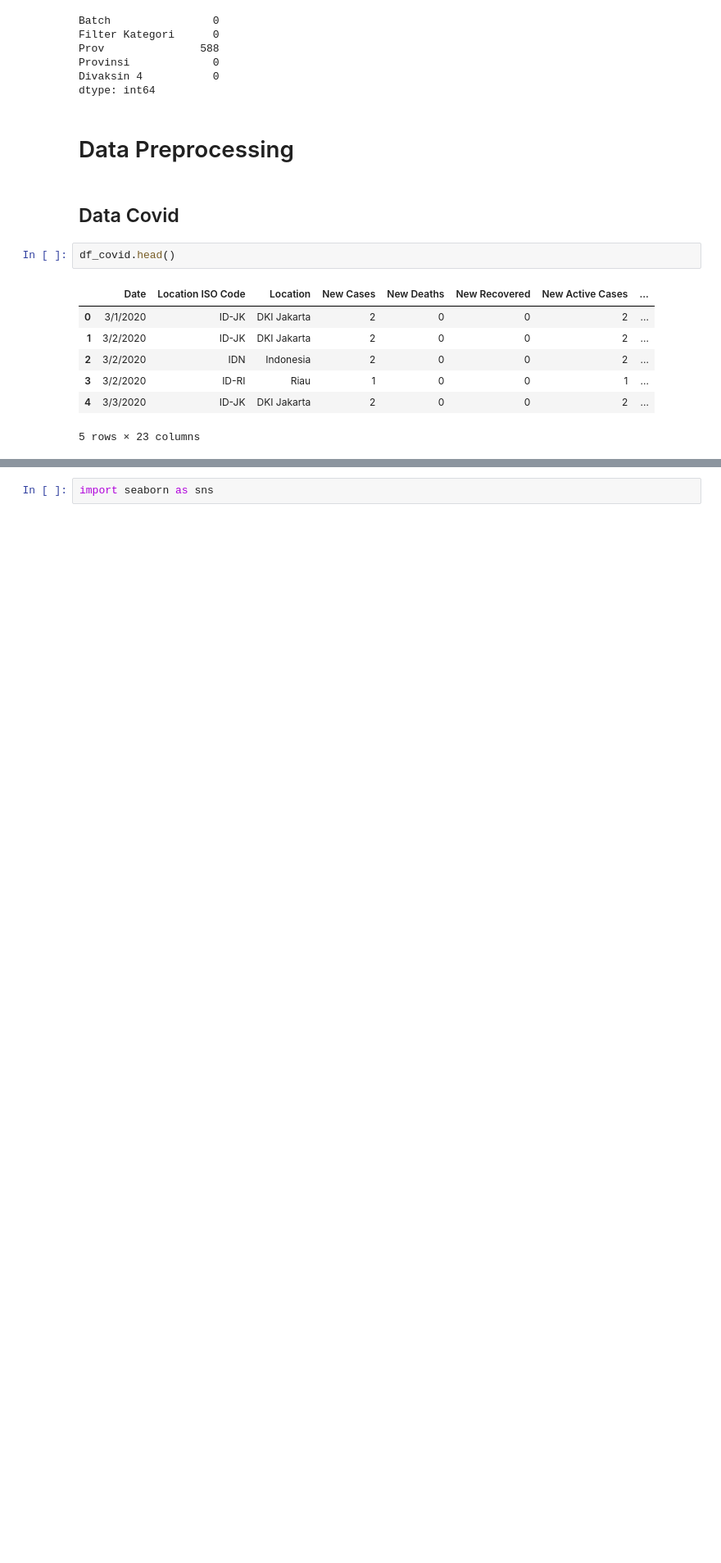
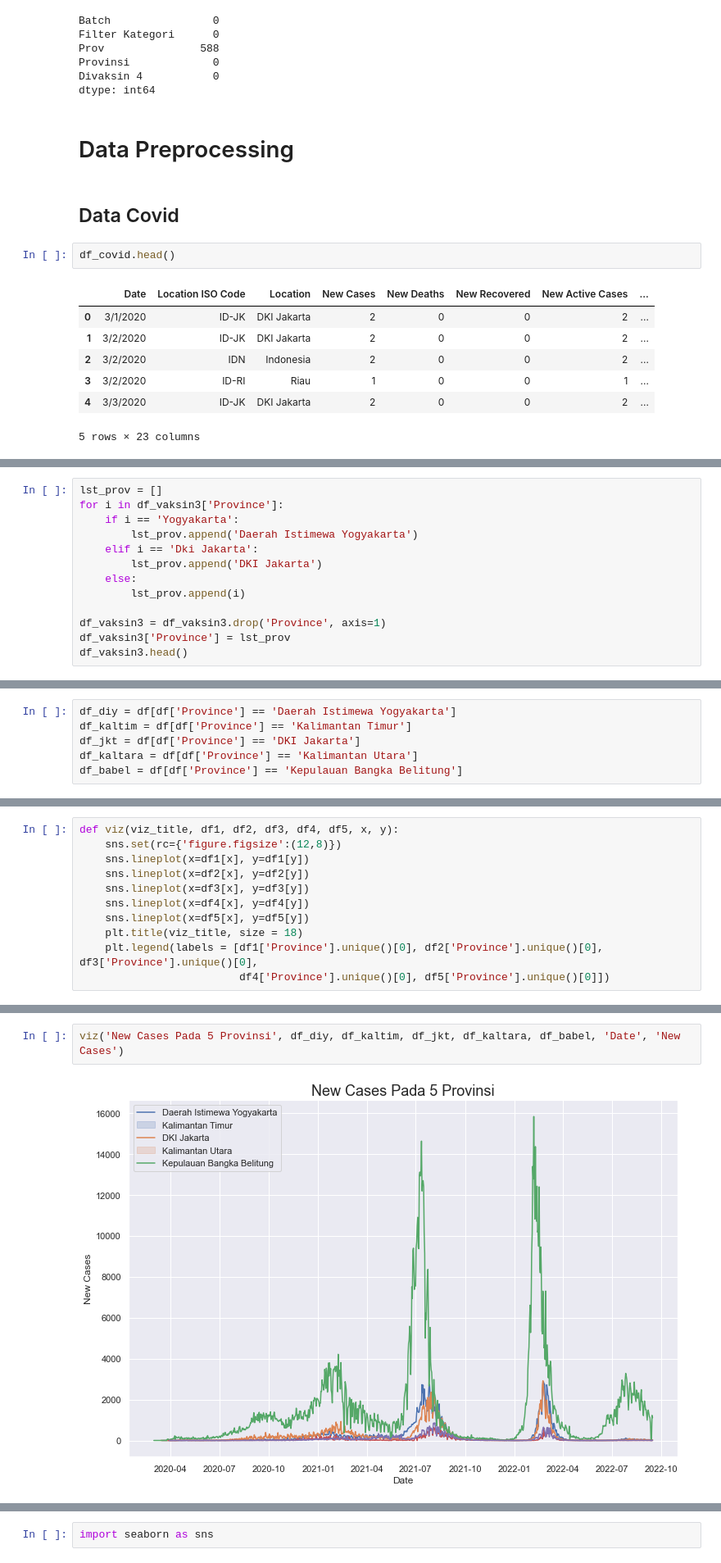
Before and after one commit to rahilaode/Vaccination-and-Mortality-Rate-Speed-of-Covid-19-in-2022, a Jupyter notebook: Pengaruh antara Vaksinasi dengan Angka Kematian Covid-19 pada Lima Provinsi di Indonesia Tahun 2021.ipynb, the cells around one changed output, grey strips where cells are left out. Shown at 82% size. Saved outputs shown, nothing was run; the diff lists cells and outputs as text; blank space fills up the shorter version.

```diff
--- a/Pengaruh antara Vaksinasi dengan Angka Kematian Covid-19 pada Lima Provinsi di Indonesia Tahun 2021.ipynb
+++ b/Pengaruh antara Vaksinasi dengan Angka Kematian Covid-19 pada Lima Provinsi di Indonesia Tahun 2021.ipynb
@@ -334,0 +776,13 @@ dtype: int64
+# %%
+lst_prov = []
+for i in df_vaksin3['Province']:
+    if i == 'Yogyakarta':
+        lst_prov.append('Daerah Istimewa Yogyakarta')
+    elif i == 'Dki Jakarta':
+        lst_prov.append('DKI Jakarta')
+    else:
+        lst_prov.append(i)
+
+df_vaksin3 = df_vaksin3.drop('Province', axis=1)
+df_vaksin3['Province'] = lst_prov
+df_vaksin3.head()
@@ -334,0 +869,6 @@ dtype: int64
+# %%
+df_diy = df[df['Province'] == 'Daerah Istimewa Yogyakarta']
+df_kaltim = df[df['Province'] == 'Kalimantan Timur']
+df_jkt = df[df['Province'] == 'DKI Jakarta']
+df_kaltara = df[df['Province'] == 'Kalimantan Utara']
+df_babel = df[df['Province'] == 'Kepulauan Bangka Belitung']
@@ -334,0 +922,11 @@ dtype: int64
+# %%
+def viz(viz_title, df1, df2, df3, df4, df5, x, y):
+    sns.set(rc={'figure.figsize':(12,8)})
+    sns.lineplot(x=df1[x], y=df1[y])
+    sns.lineplot(x=df2[x], y=df2[y])
+    sns.lineplot(x=df3[x], y=df3[y])
+    sns.lineplot(x=df4[x], y=df4[y])
+    sns.lineplot(x=df5[x], y=df5[y])
+    plt.title(viz_title, size = 18)
+    plt.legend(labels = [df1['Province'].unique()[0], df2['Province'].unique()[0], df3['Province'].unique()[0],
+                         df4['Province'].unique()[0], df5['Province'].unique()[0]])
@@ -334,0 +997,4 @@ dtype: int64
+# %%
+viz('New Cases Pada 5 Provinsi', df_diy, df_kaltim, df_jkt, df_kaltara, df_babel, 'Date', 'New Cases')
+# %% [output]
+[figure, added]
```
Also changed, not shown: parts of 138 cells of this notebook.
